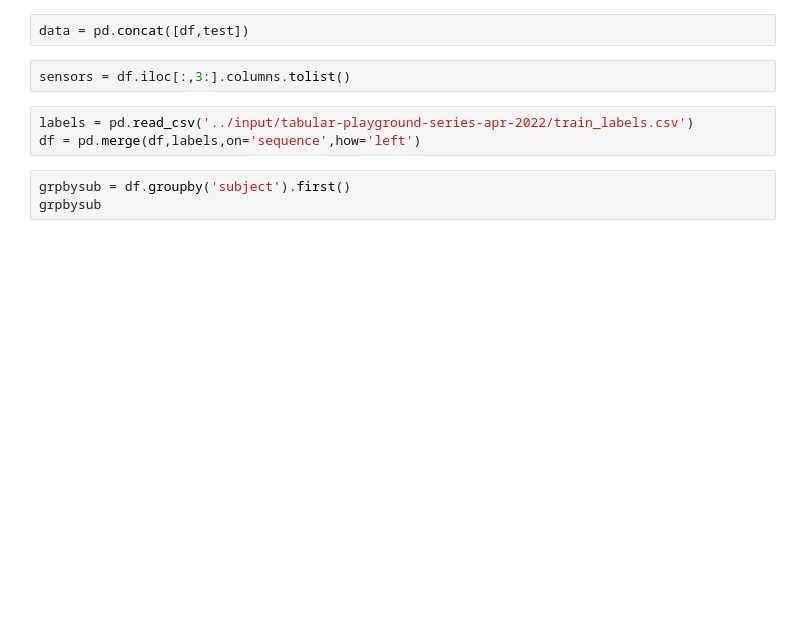
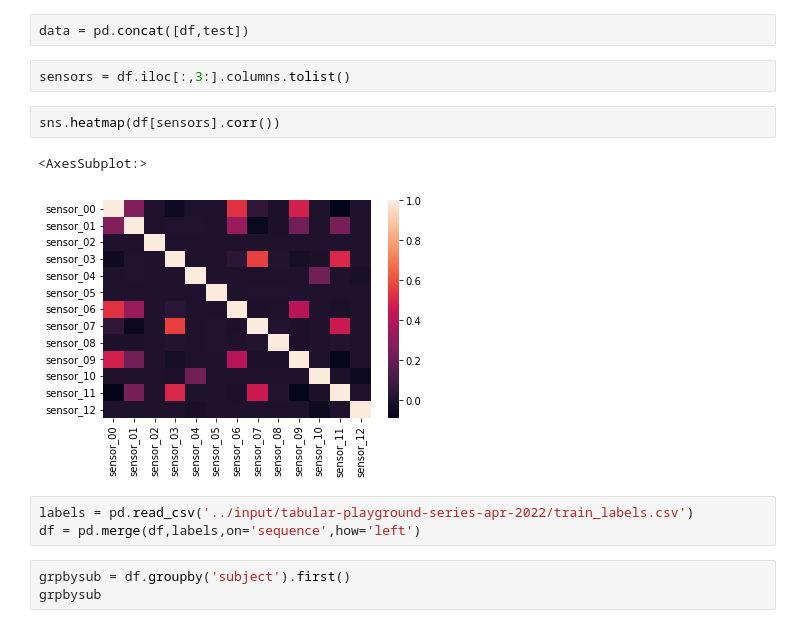
Before and after one commit to tathagatsathe/kaggle, a Jupyter notebook: Tabular Playground Series - Apr 2022.ipynb, the cells around one changed output. Cells and saved outputs as stored; diff of their text form; blank space fills up the shorter version.

```diff
--- a/Tabular Playground Series - Apr 2022.ipynb
+++ b/Tabular Playground Series - Apr 2022.ipynb
@@ -47,6 +59,11 @@ df
 data = pd.concat([df,test])
 # %%
 sensors = df.iloc[:,3:].columns.tolist()
+# %%
+sns.heatmap(df[sensors].corr())
+# %% [output]
+<AxesSubplot:>
+[figure, added]
 # %%
 labels = pd.read_csv('../input/tabular-playground-series-apr-2022/train_labels.csv')
 df = pd.merge(df,labels,on='sequence',how='left')
```
Also changed, not shown: parts of 1 cell of this notebook.
